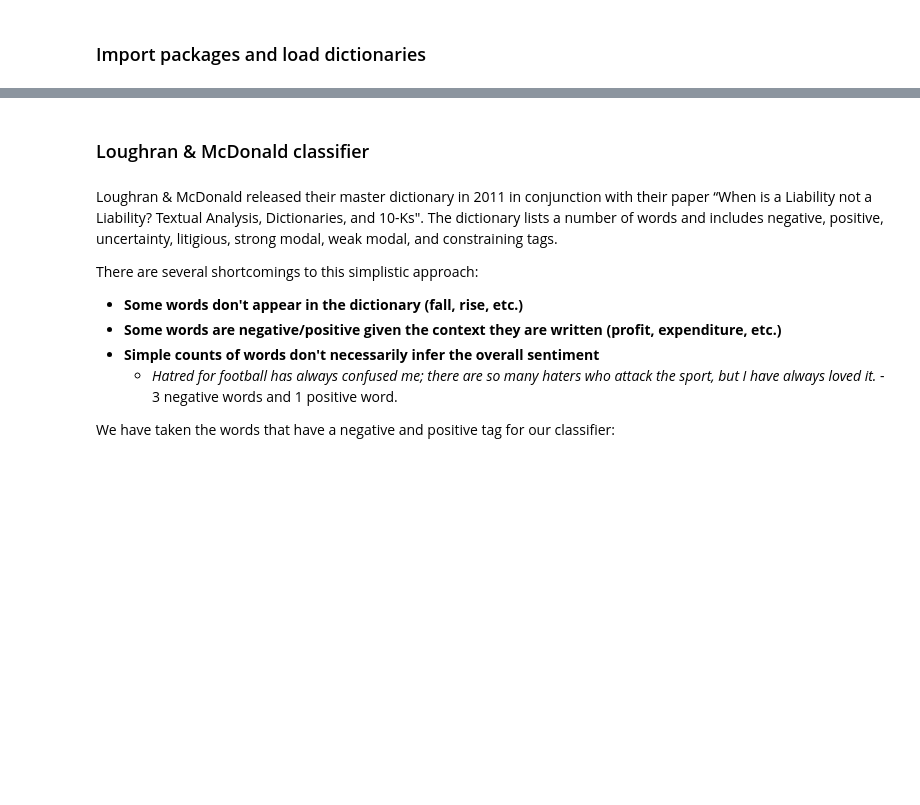
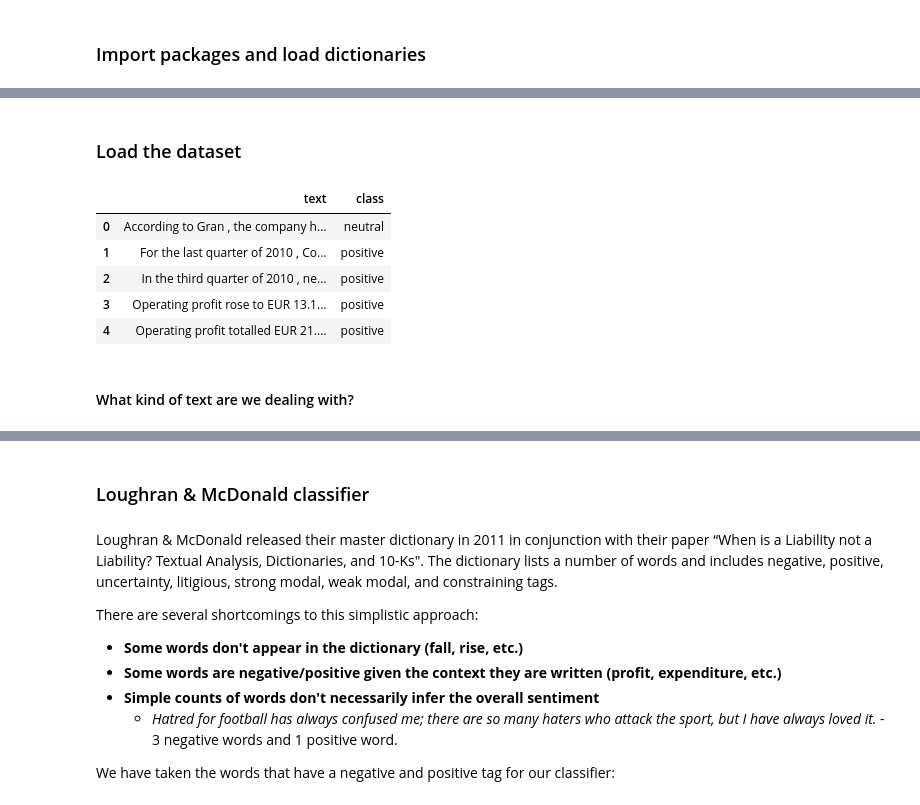
Before and after one commit to DragosGorduza/OxfordManInstituteNLPConference, a Jupyter notebook: workshop_main.ipynb, the cells around one changed output, grey strips where cells are left out. Saved outputs shown, nothing was run; the diff lists cells and outputs as text; code cells hidden in the pictures; blank space fills up the shorter version.

```diff
--- a/workshop_main.ipynb
+++ b/workshop_main.ipynb
@@ -19,0 +32,2 @@ import re
+# %% [markdown]
+### Load the dataset
@@ -19,0 +37,13 @@ import re
+# %%
+df = pd.read_csv('data\\FinancialPhraseBank-v1.0\\Sentences_AllAgree.txt',
+            encoding = 'ISO-8859-1',on_bad_lines='skip',sep = '.@', names=['text', 'class'])
+df.head()
+# %% [output]
+|  | text | class |
+| 0 | According to Gran , the company h... | neutral |
+| 1 | For the last quarter of 2010 , Co... | positive |
+| 2 | In the third quarter of 2010 , ne... | positive |
+| 3 | Operating profit rose to EUR 13.1... | positive |
+| 4 | Operating profit totalled EUR 21.... | positive |
+# %% [markdown]
+#### What kind of text are we dealing with?
```
Also changed, not shown: parts of 40 cells of this notebook, 4 other files.
